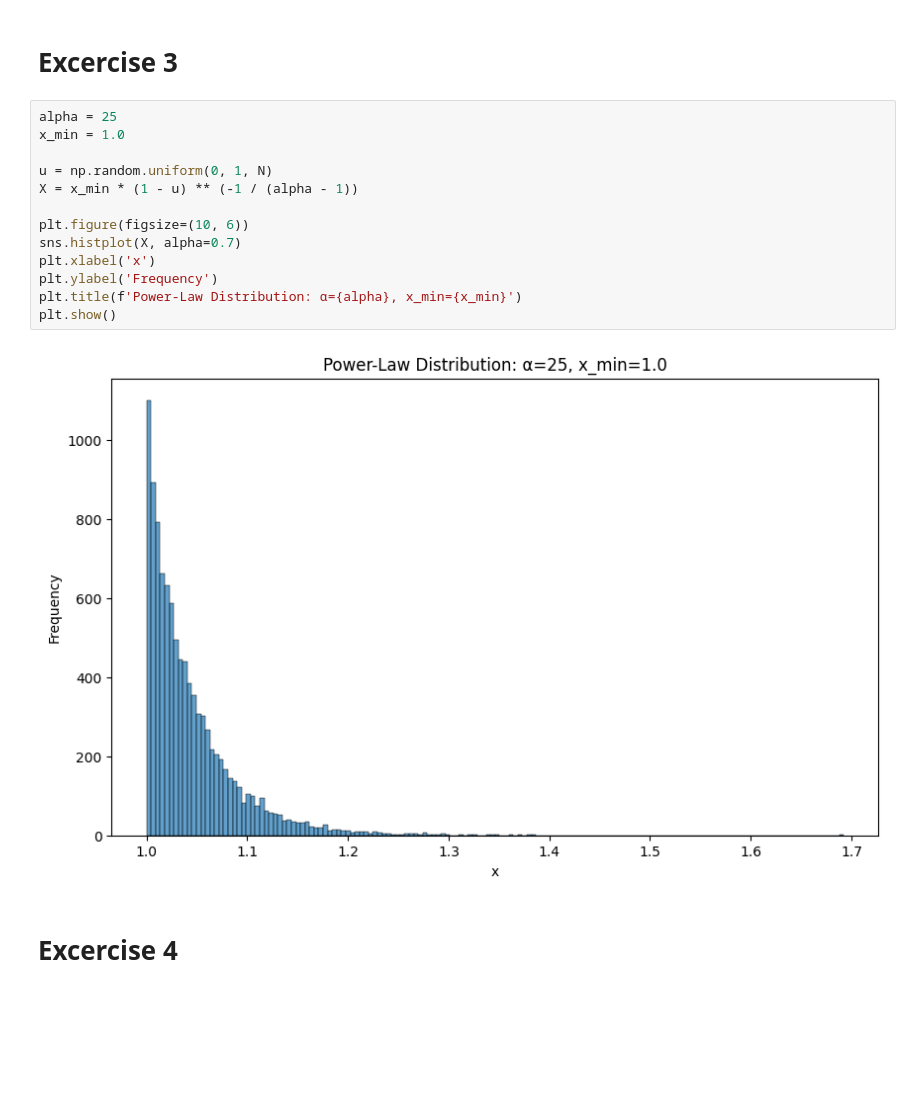
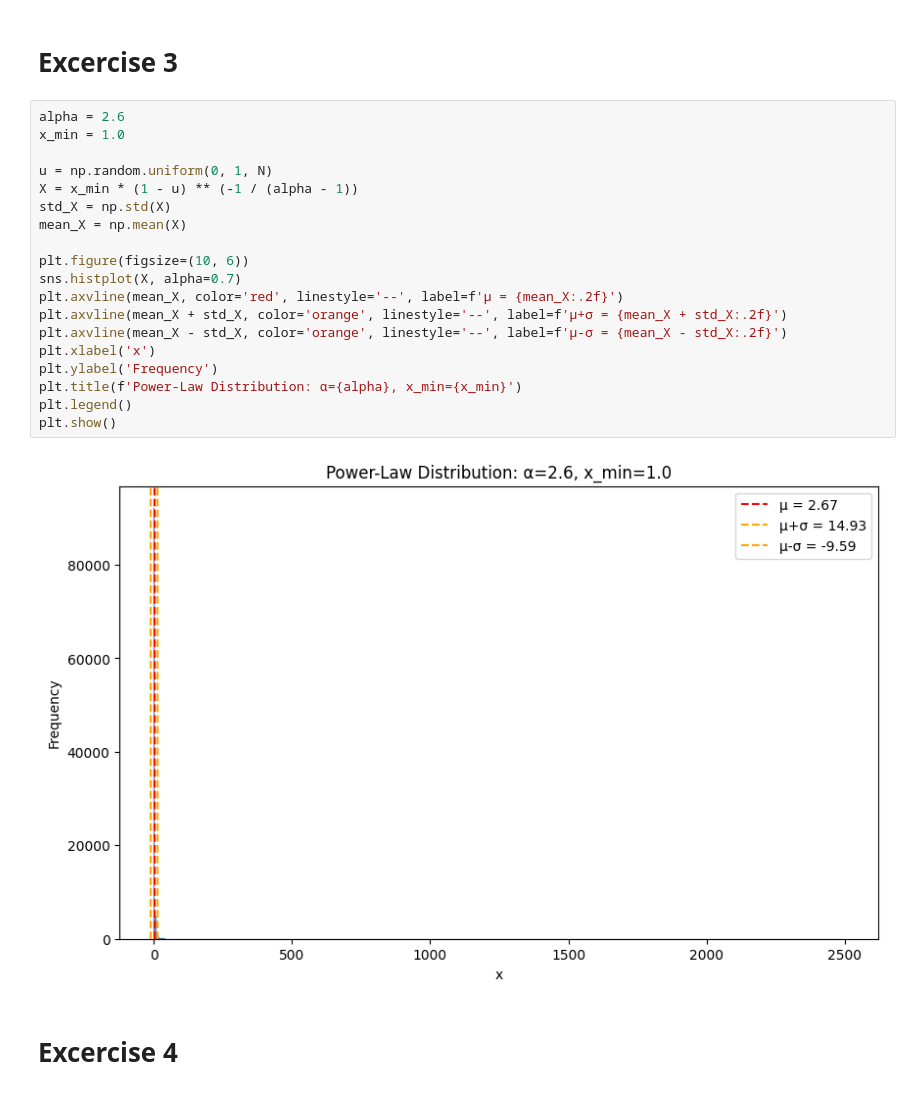
Before and after one commit to dawidsroczyk/social-networks-and-recommendation-systems, a Jupyter notebook: P3.ipynb, the cells around one changed output. Drawn from its saved outputs; the diff is of its cells as text; blank space fills up the shorter version.

```diff
--- a/P3.ipynb
+++ b/P3.ipynb
@@ -59,20 +59,26 @@ Top 20% of samples hold 52.10% of total mass
 # %% [markdown]
 # Excercise 3
 # %%
-alpha = 25
+alpha = 2.6
 x_min = 1.0
 
 u = np.random.uniform(0, 1, N)
 X = x_min * (1 - u) ** (-1 / (alpha - 1))
+std_X = np.std(X)
+mean_X = np.mean(X)
 
 plt.figure(figsize=(10, 6))
 sns.histplot(X, alpha=0.7)
+plt.axvline(mean_X, color='red', linestyle='--', label=f'μ = {mean_X:.2f}')
+plt.axvline(mean_X + std_X, color='orange', linestyle='--', label=f'μ+σ = {mean_X + std_X:.2f}')
+plt.axvline(mean_X - std_X, color='orange', linestyle='--', label=f'μ-σ = {mean_X - std_X:.2f}')
 plt.xlabel('x')
 plt.ylabel('Frequency')
 plt.title(f'Power-Law Distribution: α={alpha}, x_min={x_min}')
+plt.legend()
 plt.show()
 # %% [output]
-[figure, old version]
+[figure, new version]
 # %% [markdown]
 # Excercise 4
 # %%
```
Also changed, not shown: parts of 3 cells of this notebook, 2 other files.
